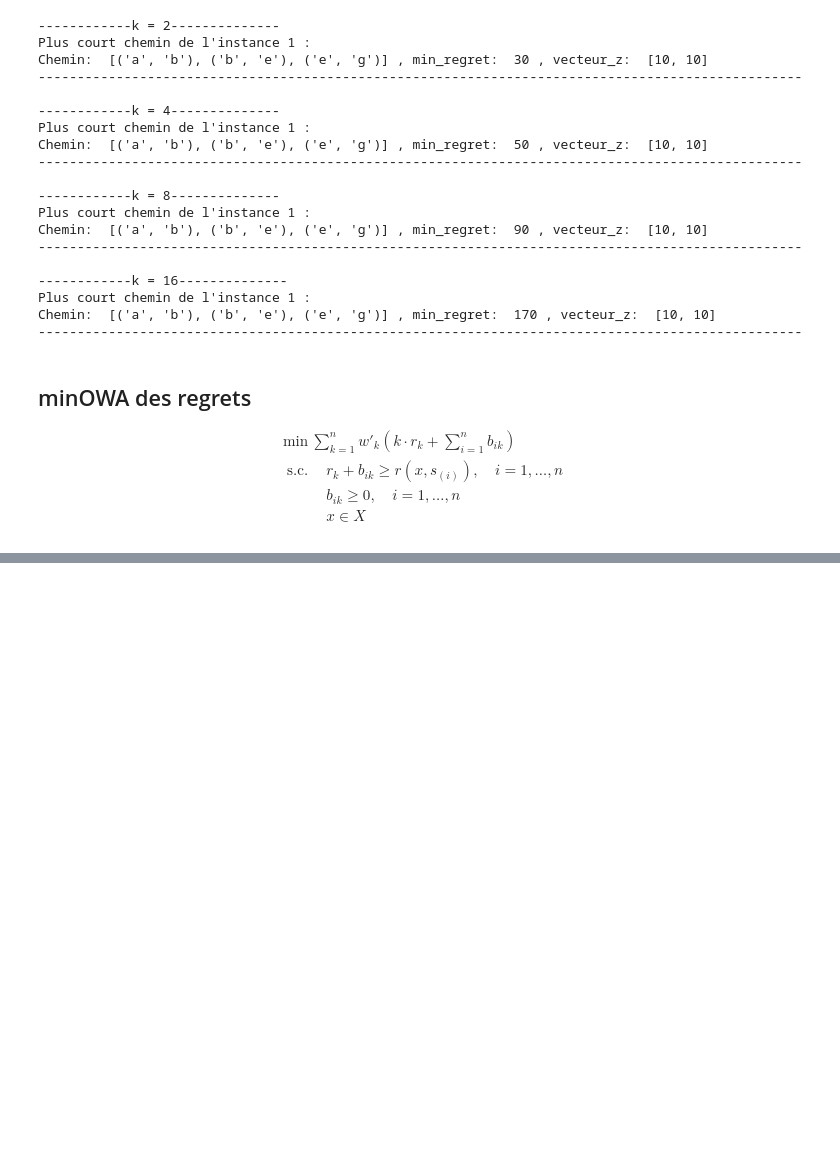
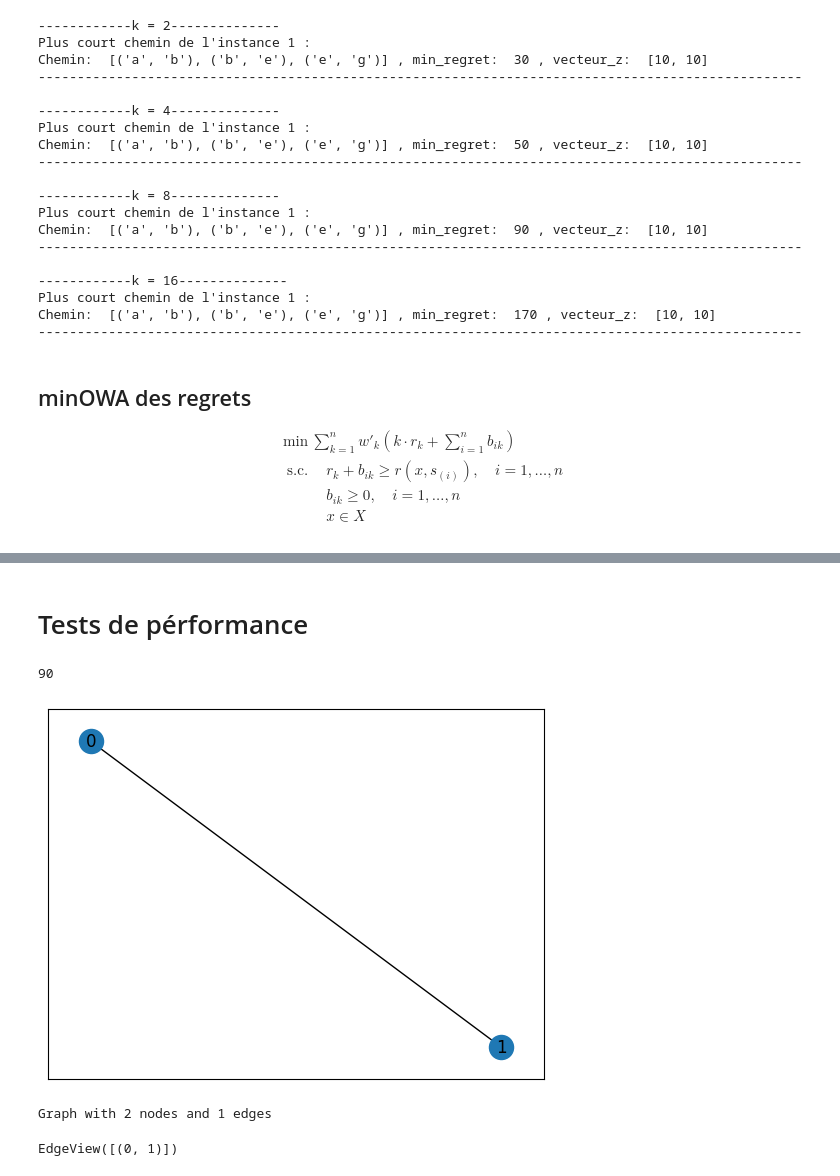
Before and after one commit to atg205/SuperOptimizer, a Jupyter notebook: Ex3.ipynb, the cells around one changed output, grey strips where cells are left out. Cells and saved outputs as stored; diff of their text form; code cells hidden in the pictures; blank space fills up the shorter version.

```diff
--- a/Ex3.ipynb
+++ b/Ex3.ipynb
@@ -524,2 +526,4 @@ z*= [5, 6]
 Chemin:  [('a', 'b'), ('b', 'e'), ('e', 'g')] , min_regret:  84 , vecteur_z:  [10, 10]
 --------------------------------------------------------------------------------------------------
+# %% [markdown]
+# Tests de pérformance
@@ -525,0 +572,20 @@ Chemin:  [('a', 'b'), ('b', 'e'), ('e', 'g')] , min_regret:  84 , vecteur_z:  [1
+# %%
+instances = generate_instances(n_values=[2,5,10],p_values=[10,15,20])
+len(instances)
+# %% [output]
+90
+# %%
+G = nx.Graph()
+G.add_edges_from(instances[0]['valeurs'][0])
+# %%
+nx.draw_networkx(G)
+# %% [output]
+[figure, added]
+# %%
+G = nx.Graph()
+G.add_edge(0,1)
+print(G)
+G.edges
+# %% [output]
+Graph with 2 nodes and 1 edges
+EdgeView([(0, 1)])
```
Also changed, not shown: parts of 12 cells of this notebook, 19 other files.
